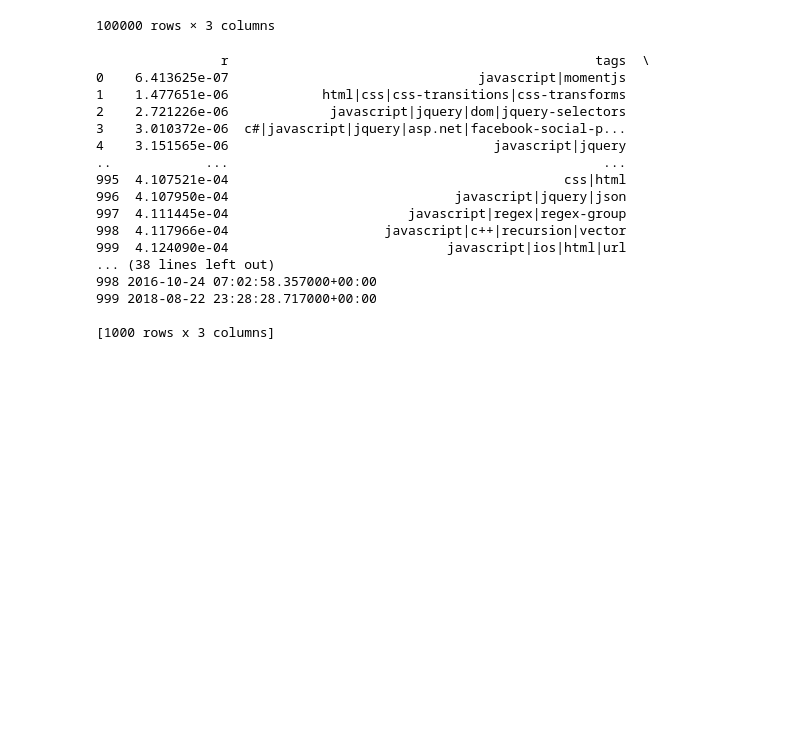
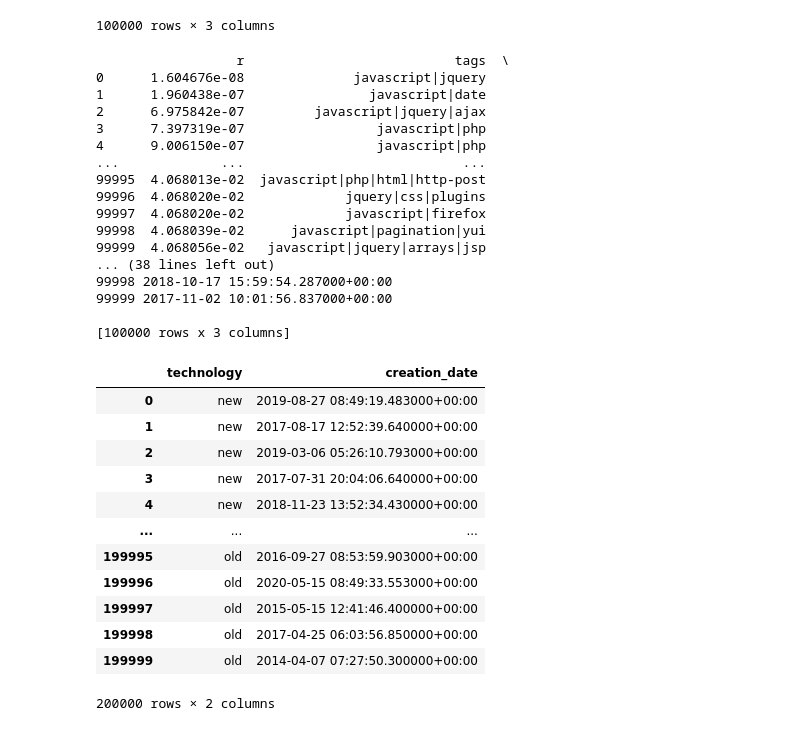
Before and after one commit to Chiyo-no-sake/ds_project, a Jupyter notebook: Data Gathering.ipynb, the cells around one changed output. Saved outputs shown, nothing was run; the diff lists cells and outputs as text; code cells hidden in the pictures; blank space fills up the shorter version.

```diff
--- a/Data Gathering.ipynb
+++ b/Data Gathering.ipynb
@@ -69,7 +69,7 @@ toSaveDf['framework'] = toSaveDf['framework'].map(setTag)
 toSaveDf.to_csv('js-framework-tags-dataframe.csv')
 # %%
 ## FRONTEND FRAMEWORK 2 ##
-sample_size = 1000
+sample_size = 100000
 
 query = '''
     SELECT RAND() as r, tags, creation_date FROM `bigquery-public-data.stackoverflow.posts_questions`
@@ -110,23 +110,23 @@ df_frontend2_new = (
 print(df_frontend2_old)
 print(df_frontend2_new)
 # %% [output]
-                r                                               tags  \
-0    6.413625e-07                                javascript|momentjs
-1    1.477651e-06            html|css|css-transitions|css-transforms
-2    2.721226e-06             javascript|jquery|dom|jquery-selectors
-3    3.010372e-06  c#|javascript|jquery|asp.net|facebook-social-p...
-4    3.151565e-06                                  javascript|jquery
-..            ...                                                ...
-995  4.107521e-04                                           css|html
-996  4.107950e-04                             javascript|jquery|json
-997  4.111445e-04                       javascript|regex|regex-group
-998  4.117966e-04                    javascript|c++|recursion|vector
-999  4.124090e-04                            javascript|ios|html|url
+                  r                           tags  \
+0      1.604676e-08              javascript|jquery
+1      1.960438e-07                javascript|date
+2      6.975842e-07         javascript|jquery|ajax
+3      7.397319e-07                 javascript|php
+4      9.006150e-07                 javascript|php
+...             ...                            ...
+99995  4.068013e-02  javascript|php|html|http-post
+99996  4.068020e-02             jquery|css|plugins
+99997  4.068020e-02             javascript|firefox
+99998  4.068039e-02      javascript|pagination|yui
+99999  4.068056e-02   javascript|jquery|arrays|jsp
 ... (38 lines left out)
-998 2016-10-24 07:02:58.357000+00:00
-999 2018-08-22 23:28:28.717000+00:00
+99998 2018-10-17 15:59:54.287000+00:00
+99999 2017-11-02 10:01:56.837000+00:00
 
-[1000 rows x 3 columns]
+[100000 rows x 3 columns]
 # %%
 ##### FRONTEND 2 CHANGE TAG, SAVE TO CSV ################
 
@@ -144,8 +144,24 @@ def setTag(x):
 
 df_frontend2_new
 df_frontend2_old
-toSaveDf = df_frontend2_new.append(df_frontend2_old)
+toSaveDf = df_frontend2_new.append(df_frontend2_old, ignore_index=True)
 toSaveDf = toSaveDf.drop(columns=['r'])
 toSaveDf.rename(columns={'tags':'technology'}, inplace=True)
 toSaveDf['technology'] = toSaveDf['technology'].map(setTag)
 toSaveDf.to_csv('old_vs_new_frontend.csv')
+# %%
+toSaveDf
+# %% [output]
+|  | technology | creation_date |
+| 0 | new | 2019-08-27 08:49:19.483000+00:00 |
+| 1 | new | 2017-08-17 12:52:39.640000+00:00 |
+| 2 | new | 2019-03-06 05:26:10.793000+00:00 |
+| 3 | new | 2017-07-31 20:04:06.640000+00:00 |
+| 4 | new | 2018-11-23 13:52:34.430000+00:00 |
+| ... | ... | ... |
+| 199995 | old | 2016-09-27 08:53:59.903000+00:00 |
+| 199996 | old | 2020-05-15 08:49:33.553000+00:00 |
+| 199997 | old | 2015-05-15 12:41:46.400000+00:00 |
+| 199998 | old | 2017-04-25 06:03:56.850000+00:00 |
+| 199999 | old | 2014-04-07 07:27:50.300000+00:00 |
+200000 rows × 2 columns
```
Also changed, not shown: 2 other files.
